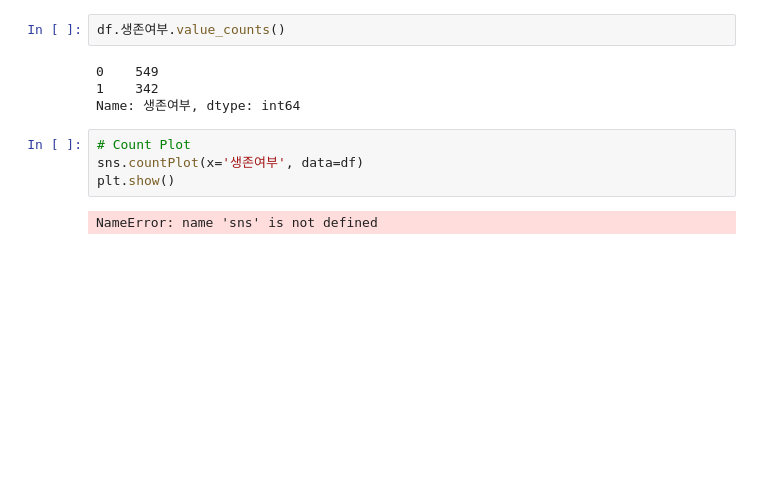
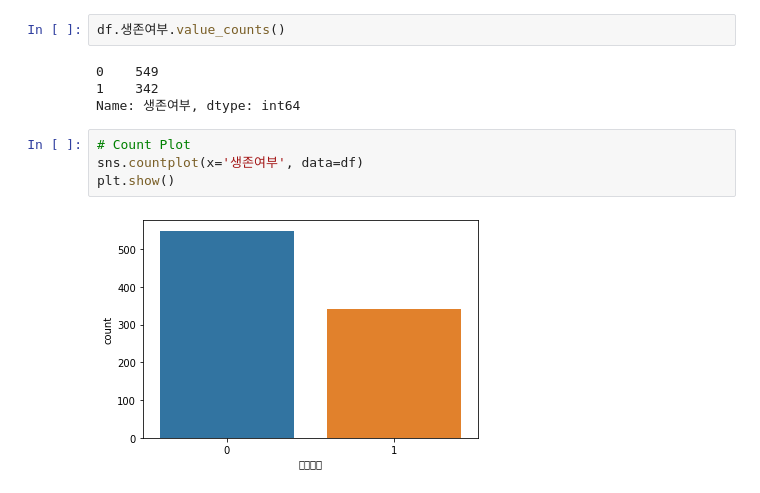
Before and after one commit to RlxDn/Bigdata, a Jupyter notebook: 40_데이터분석 실습/01_Titanic.ipynb, the cells around one changed output. Saved outputs shown, nothing was run; the diff lists cells and outputs as text; blank space fills up the shorter version.

```diff
--- a/40_데이터분석 실습/01_Titanic.ipynb
+++ b/40_데이터분석 실습/01_Titanic.ipynb
@@ -138,9 +136,9 @@ df.생존여부.value_counts()
 Name: 생존여부, dtype: int64
 # %%
 # Count Plot
-sns.countPlot(x='생존여부', data=df)
+sns.countplot(x='생존여부', data=df)
 plt.show()
 # %% [output]
-NameError: name 'sns' is not defined
+[figure, added]
 # %%
 # Pie Chart
```
Also changed, not shown: parts of 20 cells of this notebook.
